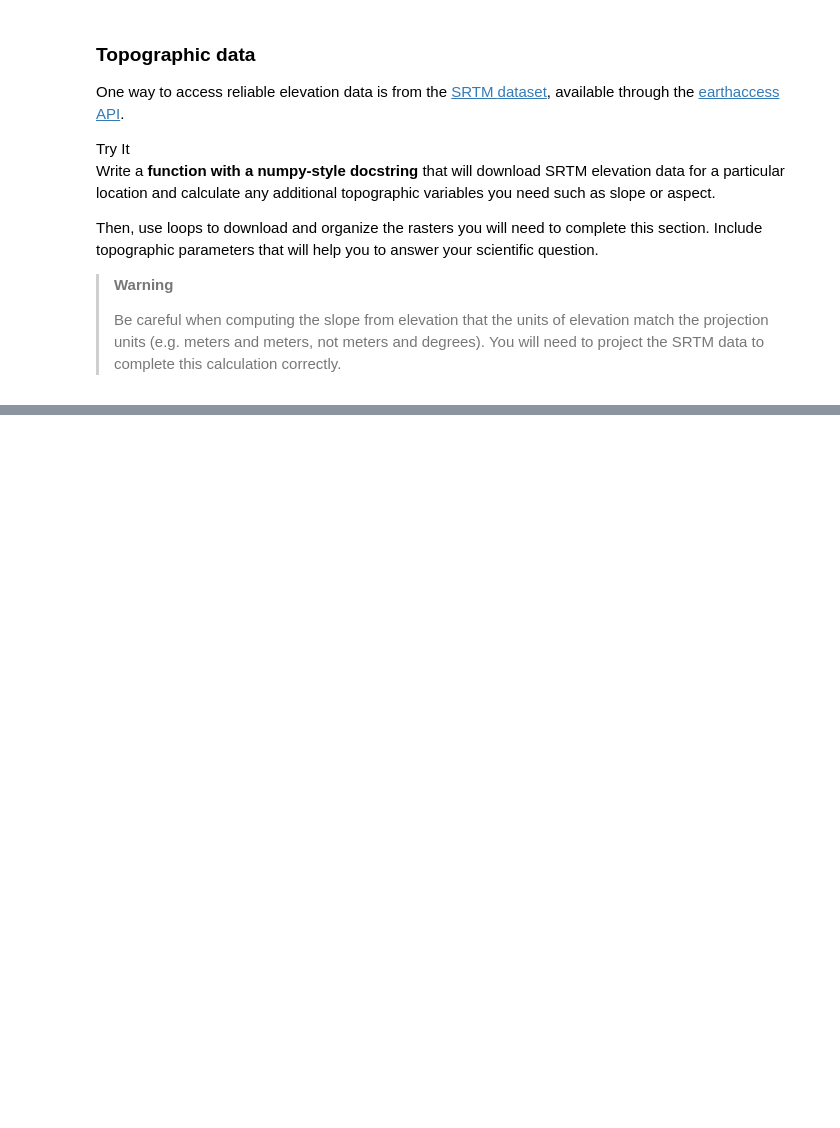
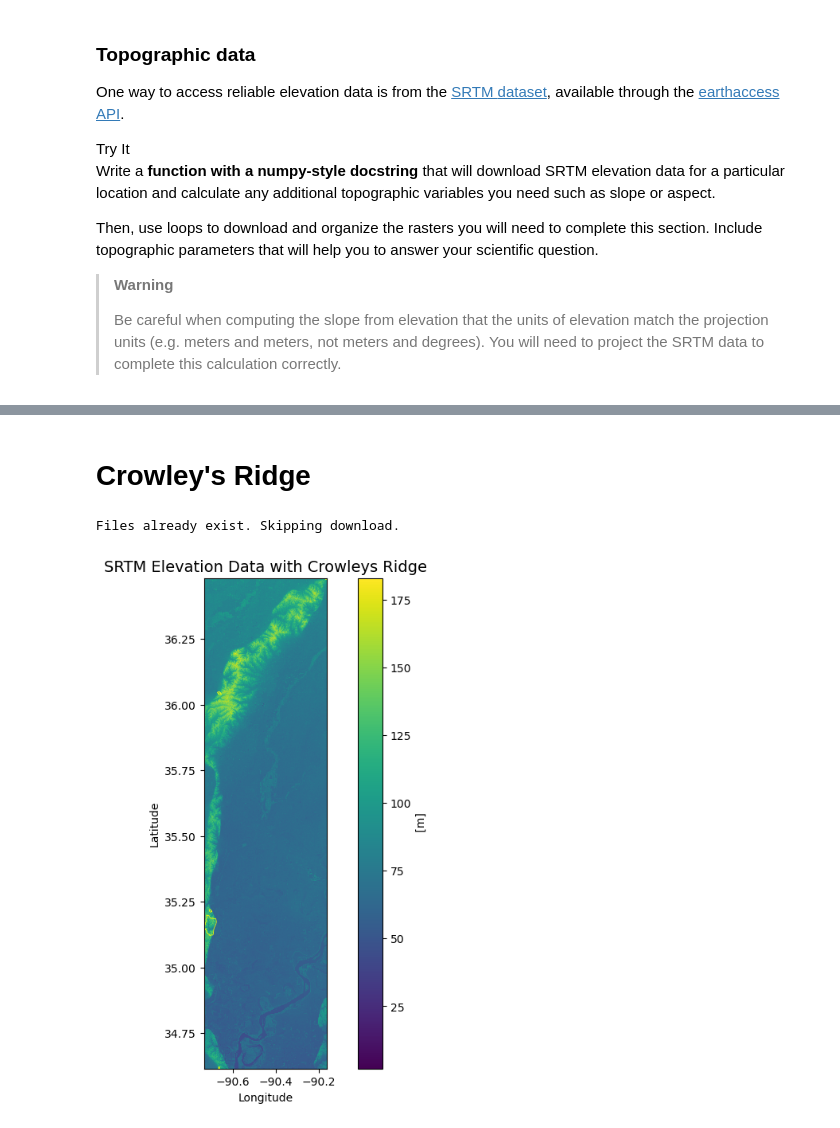
Before and after one commit to earthlab-education/habitat-suitability-ZimmZone, a Jupyter notebook: 03_soil_data_suitibility.ipynb, the cells around one changed output, grey strips where cells are left out. Cells and saved outputs as stored; diff of their text form; code cells hidden in the pictures; blank space fills up the shorter version.

Commit message:
soil data and added climate notebook

```diff
--- a/03_soil_data_suitibility.ipynb
+++ b/03_soil_data_suitibility.ipynb
@@ -167,50 +382,56 @@ for dataset in datasets:
+# %% [markdown]
+# Crowley's Ridge
 # %%
-# Define data search for habitat 1
-habitat1_srtm_pattern = os.path.join(habitat1_elevation_dir, '*.hgt.zip') # I feel there is a way to make this a function but I am running out of time
+# Define data search for Crowley's Ridge
+crowley_srtm_pattern = os.path.join(crowley_elevation_dir, '*.hgt.zip') # I feel there is a way to make this a function but I am running out of time
 
-# Define bounds for habitat 2
-bounds_habitat1 = tuple(habitat1_gdf.total_bounds)
+# Define bounds for Crowley's Ridge
+bounds_crowley = tuple(crowley_gdf.total_bounds)
 buffer = .05
-xmin, ymin, xmax, ymax = bounds_habitat1
-bounds_habitat1_buffer = (xmin-buffer, ymin-buffer, xmax+buffer, ymax+buffer)
+xmin, ymin, xmax, ymax = bounds_crowley
+bounds_crowley_buffer = (xmin-buffer, ymin-buffer, xmax+buffer, ymax+buffer)
 
-if not glob(habitat1_srtm_pattern):
-    habitat1_srtm_results = earthaccess.search_data(
+if not glob(crowley_srtm_pattern):
+    crowley_srtm_results = earthaccess.search_data(
         short_name="SRTMGL1",
-        bounding_box=bounds_habitat1_buffer
+        bounding_box=bounds_crowley_buffer
     )
-    habitat1_srtm_results = earthaccess.download(habitat1_srtm_results, habitat1_elevation_dir)
+    crowley_srtm_results = earthaccess.download(crowley_srtm_results, crowley_elevation_dir)
 else:
     print("Files already exist. Skipping download.")
+# %% [output]
+Files already exist. Skipping download.
 # %%
 # Create a list
-habitat1_srtm_da_list = []
-bounds_habitat1_buffer = tuple(habitat1_gdf.total_bounds)
-for habitat1_srtm_path in glob(habitat1_srtm_pattern):
-    tile_da = rxr.open_rasterio(habitat1_srtm_path, mask_and_scale=True).squeeze()
+crowley_srtm_da_list = []
+bounds_crowley_buffer = tuple(crowley_gdf.total_bounds)
+for crowley_srtm_path in glob(crowley_srtm_pattern):
+    tile_da = rxr.open_rasterio(crowley_srtm_path, mask_and_scale=True).squeeze()
 
     # Crop data arrays
-    habitat1_cropped_da = tile_da.rio.clip_box(*bounds_habitat1_buffer)
-    habitat1_srtm_da_list.append(habitat1_cropped_da)
+    crowley_cropped_da = tile_da.rio.clip_box(*bounds_crowley_buffer)
+    crowley_srtm_da_list.append(crowley_cropped_da)
 
 # Merge tiles
-habitat1_srtm_da = rxrmerge.merge_arrays(habitat1_srtm_da_list)
+crowley_srtm_da = rxrmerge.merge_arrays(crowley_srtm_da_list)
 
 # Initialize a figure and axis
 fig, ax = plt.subplots(figsize=(10, 8))  # Adjust figure size as needed
 
 # Plot the DataArray
-habitat1_srtm_da.plot(ax=ax)
+crowley_srtm_da.plot(ax=ax)
 
 # Plot the habitat1 boundary on the same axis
-habitat1_gdf.boundary.plot(ax=ax, color='yellow', linewidth=0.5)
+crowley_gdf.boundary.plot(ax=ax, color='yellow', linewidth=0.5)
 
 # Add a title and axis labels
-ax.set_title('SRTM Elevation Data with Sheyenne National Grassland', fontsize=14)
+ax.set_title('SRTM Elevation Data with Crowleys Ridge', fontsize=14)
 ax.set_xlabel('Longitude')
 ax.set_ylabel('Latitude')
 
 # Display the plot
 plt.show()
+# %% [output]
+[figure, added]
 # %%
 # Reproject and calculate slope
```
Also changed, not shown: parts of 18 cells of this notebook, 4 other files.
